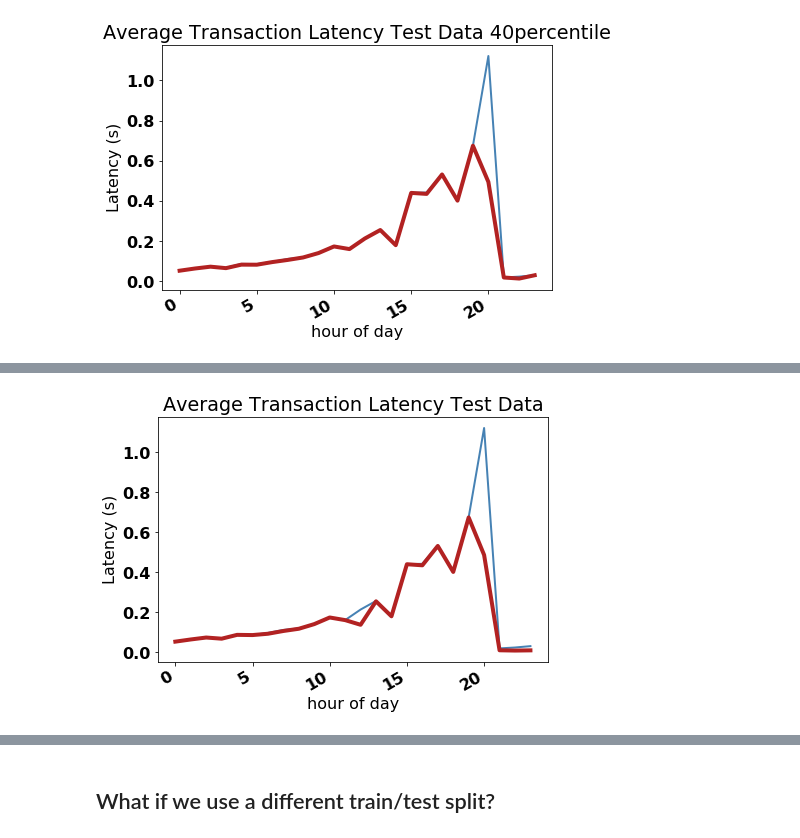
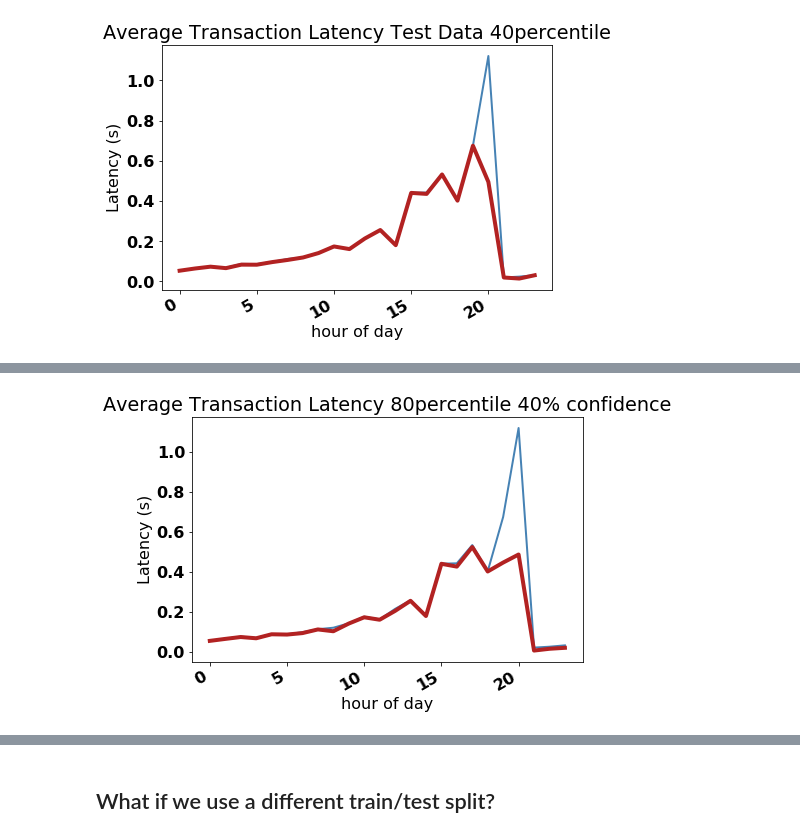
Before and after one commit to nrb75/Manifold, a Jupyter notebook: FP-Growth-optimize-hourly.ipynb, the cells around one changed output, grey strips where cells are left out. Drawn from its saved outputs; the diff is of its cells as text; code cells hidden in the pictures.

```diff
--- a/FP-Growth-optimize-hourly.ipynb
+++ b/FP-Growth-optimize-hourly.ipynb
@@ -399,9 +520,0 @@ for i in data_groups_t:
-# %%
-#format the rules, bring back in the other info on latency rank, based on the training data
-rules_list_t=rules_list_t[:-1]#last item was empty, remove it
-formated_rules_train=[]
-apps_server=20
-
-for i in rules_list_t:
-    formatrule=format_rules(i, train_df, apps_server)
-    formated_rules_train.append(formatrule)
@@ -459,0 +525,4 @@ model_output_test
+# %%
+confidence4=0.4
+#adjust the min threshold to 0.9 instead of 0.8 percentile
+server_assign90_con4, model_output_test90_con4, total_latency90_con4, total_model_latency90_con4, avg_latency90_con4, avg_model_latency90_con4=hourly_step_test_output(df_train=train_df, df_test=test_df, percentile=.9, confidence=confidence4, apps_server=apps_server)
@@ -460,23 +540,15 @@ model_output_test
 # %%
-from datetime import datetime
-import matplotlib.pyplot as plt
-from matplotlib.dates import DateFormatter
-import matplotlib as matplotlib
-
-font = {'family' : 'normal',
-        'weight' : 'bold',
-        'size'   : 16}
 matplotlib.rc('font', **font)
 fig, ax = plt.subplots(1,1, figsize=(7,5))
-ax.plot(model_output_test['hours'], model_output_test['avg_latency'], color='steelblue', linewidth=2.0)
-ax.plot(model_output_test['hours'], model_output_test['avg_latency_model'], color='firebrick', linewidth=4.0)
+ax.plot(model_output_test90_con4['hours'], model_output_test90_con4['avg_latency'], color='steelblue', linewidth=2.0)
+ax.plot(model_output_test90_con4['hours'], model_output_test90_con4['avg_latency_model'], color='firebrick', linewidth=4.0)
 
 
 ## Rotate date labels automatically
 fig.autofmt_xdate()
 plt.ylabel('Latency (s)')
 plt.xlabel('hour of day')
-plt.title('Average Transaction Latency Test Data')
-fig.savefig('Average_transaction_latency_hours_day_Test.png')
+plt.title('Average Transaction Latency 80percentile 40% confidence')
+fig.savefig('Average_transaction_latency_hours_day_Test_80_40con.png')
 # %% [output]
-[figure, old version]
+[figure, new version]
```
Also changed, not shown: parts of 52 cells of this notebook, 5 other files.
